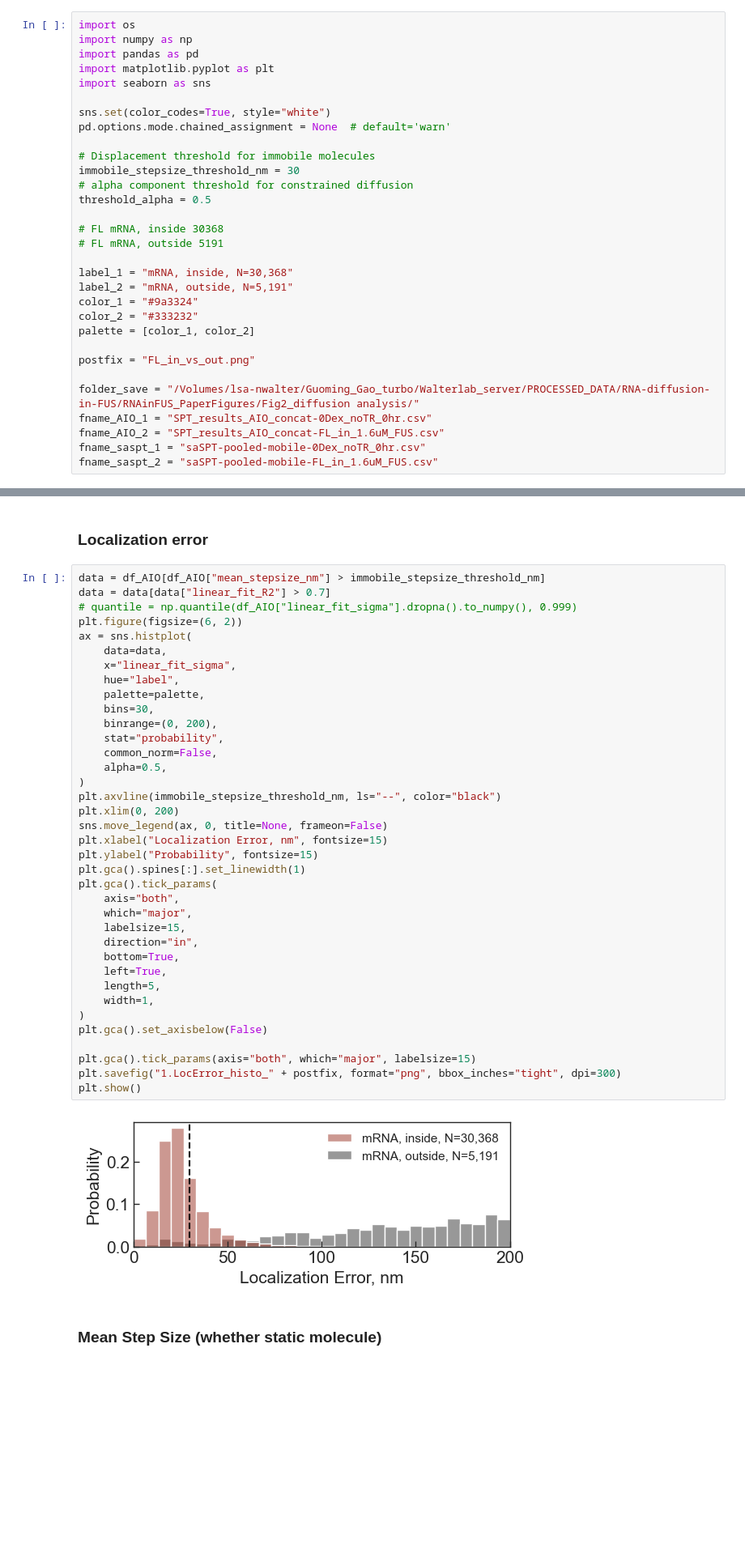
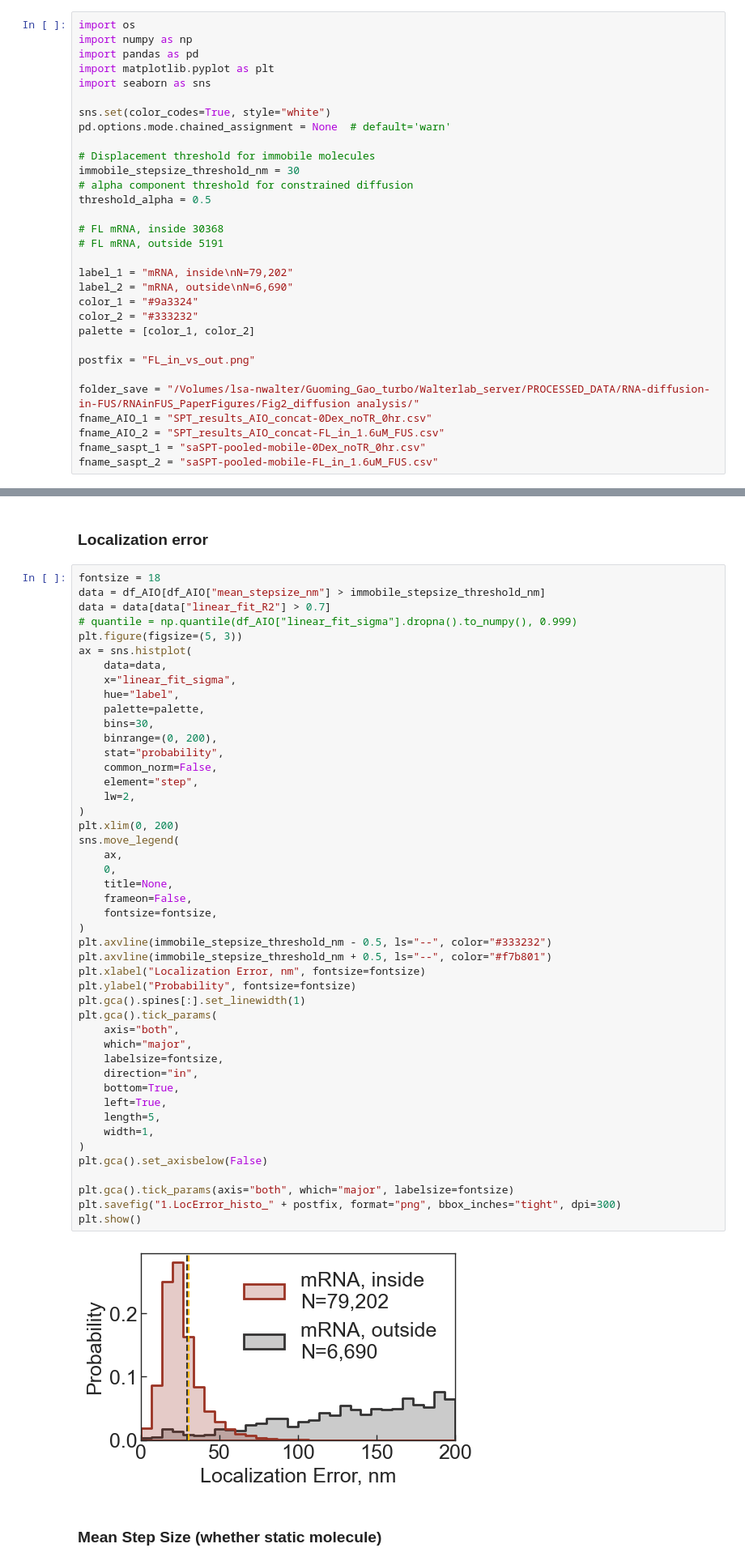
Before and after one commit to walterlab-um/intra_condensate_SPT, a Jupyter notebook: plot_paper_figure/Fig2_compare_FL_in_vs_outside.ipynb, the cells around one changed output, grey strips where cells are left out. Shown at 81% size. Drawn from its saved outputs; the diff is of its cells as text; blank space fills up the shorter version.

```diff
--- a/plot_paper_figure/Fig2_compare_FL_in_vs_outside.ipynb
+++ b/plot_paper_figure/Fig2_compare_FL_in_vs_outside.ipynb
@@ -16,8 +16,8 @@ threshold_alpha = 0.5
 # FL mRNA, inside 30368
 # FL mRNA, outside 5191
 
-label_1 = "mRNA, inside, N=30,368"
-label_2 = "mRNA, outside, N=5,191"
+label_1 = "mRNA, inside\nN=79,202"
+label_2 = "mRNA, outside\nN=6,690"
 color_1 = "#9a3324"
 color_2 = "#333232"
 palette = [color_1, color_2]
@@ -47,44 +54,53 @@ df_AIO = pd.concat([df1, df2], ignore_index=True)
 # %% [markdown]
 ### Localization error
 # %%
+fontsize = 18
 data = df_AIO[df_AIO["mean_stepsize_nm"] > immobile_stepsize_threshold_nm]
 data = data[data["linear_fit_R2"] > 0.7]
 # quantile = np.quantile(df_AIO["linear_fit_sigma"].dropna().to_numpy(), 0.999)
-plt.figure(figsize=(6, 2))
+plt.figure(figsize=(5, 3))
 ax = sns.histplot(
     data=data,
     x="linear_fit_sigma",
     hue="label",
     palette=palette,
     bins=30,
     binrange=(0, 200),
     stat="probability",
     common_norm=False,
-    alpha=0.5,
+    element="step",
+    lw=2,
 )
-plt.axvline(immobile_stepsize_threshold_nm, ls="--", color="black")
 plt.xlim(0, 200)
-sns.move_legend(ax, 0, title=None, frameon=False)
-plt.xlabel("Localization Error, nm", fontsize=15)
-plt.ylabel("Probability", fontsize=15)
+sns.move_legend(
+    ax,
+    0,
+    title=None,
+    frameon=False,
+    fontsize=fontsize,
+)
+plt.axvline(immobile_stepsize_threshold_nm - 0.5, ls="--", color="#333232")
+plt.axvline(immobile_stepsize_threshold_nm + 0.5, ls="--", color="#f7b801")
+plt.xlabel("Localization Error, nm", fontsize=fontsize)
+plt.ylabel("Probability", fontsize=fontsize)
 plt.gca().spines[:].set_linewidth(1)
 plt.gca().tick_params(
     axis="both",
     which="major",
-    labelsize=15,
+    labelsize=fontsize,
     direction="in",
     bottom=True,
     left=True,
     length=5,
     width=1,
 )
 plt.gca().set_axisbelow(False)
 
-plt.gca().tick_params(axis="both", which="major", labelsize=15)
+plt.gca().tick_params(axis="both", which="major", labelsize=fontsize)
 plt.savefig("1.LocError_histo_" + postfix, format="png", bbox_inches="tight", dpi=300)
 plt.show()
 # %% [output]
-[figure, old version]
+[figure, new version]
 # %% [markdown]
 ### Mean Step Size (whether static molecule)
 # %%
```
Also changed, not shown: parts of 16 cells of this notebook.
